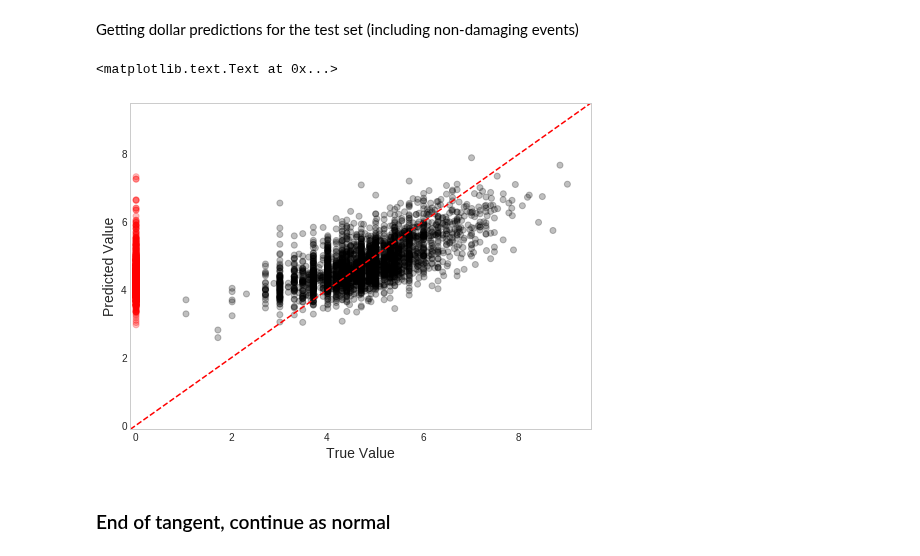
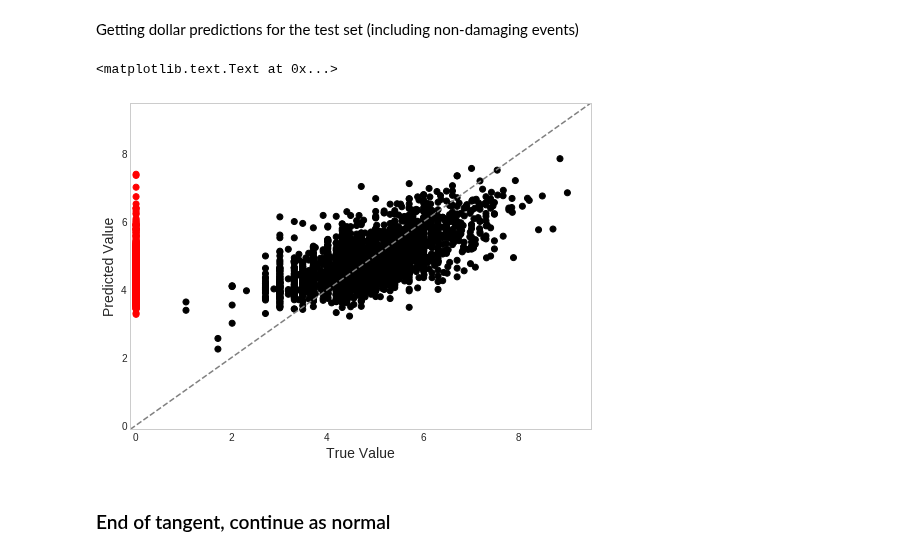
Before and after one commit to jdiaz4302/tornadoesr, a Jupyter notebook: Complete_Workflow/28_get_grid_pred.ipynb, the cells around one changed output. Drawn from its saved outputs; the diff is of its cells as text; code cells hidden in the pictures.

```diff
--- a/Complete_Workflow/28_get_grid_pred.ipynb
+++ b/Complete_Workflow/28_get_grid_pred.ipynb
@@ -494,20 +494,20 @@ for i in range(len(viz_df)):
 
 viz_df['indicator'] = indicator_list
 # %%
-plt.scatter(viz_df.true, viz_df.pred, facecolor=viz_df.indicator, alpha = 0.25)
+plt.scatter(viz_df.true, viz_df.pred, facecolor=viz_df.indicator, alpha = 1)
 axes = plt.gca()
 plt.plot([-0.1, 9.5],
          [-0.1, 9.5],
          linestyle = '--',
-         c = 'red')
+         c = 'grey')
 axes.grid(False)
 axes.set_xlim([-0.1, 9.5])
 axes.set_ylim([-0.1, 9.5])
 plt.xlabel('True Value', size = 14)
 plt.ylabel('Predicted Value', size = 14)
 # %% [output]
 <matplotlib.text.Text at 0x...>
-[figure, old version]
+[figure, new version]
 # %% [markdown]
 ### End of tangent, continue as normal
 # %%
```
Also changed, not shown: parts of 14 cells of this notebook, 1 other file.
